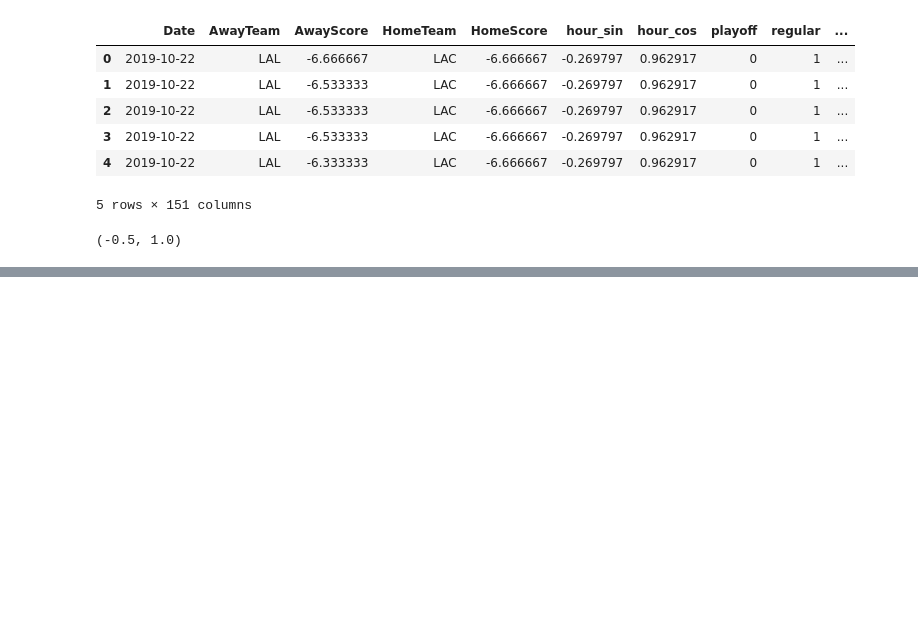
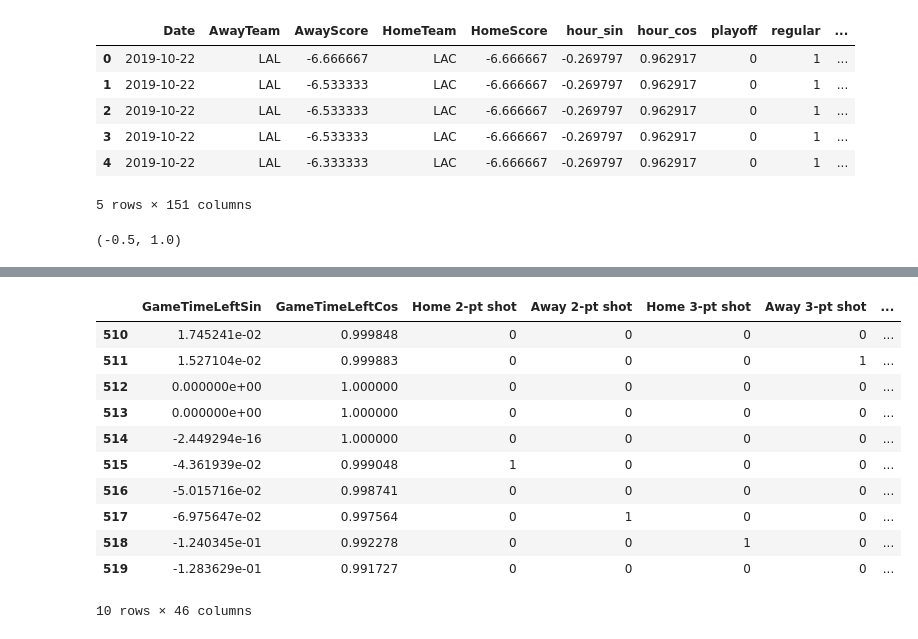
Before and after one commit to erictang000/nba_prediction, a Jupyter notebook: Exploration and Testing.ipynb, the cells around one changed output, grey strips where cells are left out. Cells and saved outputs as stored; diff of their text form; code cells hidden in the pictures; blank space fills up the shorter version.

```diff
--- a/Exploration and Testing.ipynb
+++ b/Exploration and Testing.ipynb
@@ -400,0 +518,31 @@ df['GameTimeLeft'].min(), df['GameTimeLeft'].max()
+# %%
+cols = ['GameTimeLeftSin', 'GameTimeLeftCos', 'Home 2-pt shot', 'Away 2-pt shot',
+        'Home 3-pt shot', 'Away 3-pt shot', 'HomeMade 2-pt shot',
+        'AwayMade 2-pt shot', 'HomeMade 3-pt shot', 'AwayMade 3-pt shot',
+        'AwayDRB', 'HomeDRB', 'AwayORB', 'HomeORB',
+        'AwayFoul', 'HomeFoul',
+        'AwayTurnover', 'HomeTurnover', 'AwayFreeThrow', 'HomeFreeThrow',
+        'AwayMadeFreeThrow', 'HomeMadeFreeThrow',
+        'Home 2-pt shotTotal', 'Away 2-pt shotTotal', 'HomeMade 2-pt shotTotal',
+        'AwayMade 2-pt shotTotal', 'Home 3-pt shotTotal', 'Away 3-pt shotTotal',
+        'HomeMade 3-pt shotTotal', 'AwayMade 3-pt shotTotal',
+        'AwayTurnoverTotal', 'HomeTurnoverTotal', 'AwayFreeThrowTotal',
+        'HomeFreeThrowTotal', 'AwayMadeFreeThrowTotal',
+        'HomeMadeFreeThrowTotal', 'AwayAssistTotal', 'HomeAssistTotal',
+        'AwayDRBTotal', 'HomeDRBTotal', 'AwayORBTotal', 'HomeORBTotal',
+        'AwayFoulTotal', 'HomeFoulTotal', 'AwayScore', 'HomeScore']
+# %%
+df[cols].iloc[510:520]
+# %% [output]
+|  | GameTimeLeftSin | GameTimeLeftCos | Home 2-pt shot | Away 2-pt shot | Home 3-pt shot | Away 3-pt shot | ... |
+| 510 | 1.745241e-02 | 0.999848 | 0 | 0 | 0 | 0 | ... |
+| 511 | 1.527104e-02 | 0.999883 | 0 | 0 | 0 | 1 | ... |
+| 512 | 0.000000e+00 | 1.000000 | 0 | 0 | 0 | 0 | ... |
+| 513 | 0.000000e+00 | 1.000000 | 0 | 0 | 0 | 0 | ... |
+| 514 | -2.449294e-16 | 1.000000 | 0 | 0 | 0 | 0 | ... |
+| 515 | -4.361939e-02 | 0.999048 | 1 | 0 | 0 | 0 | ... |
+| 516 | -5.015716e-02 | 0.998741 | 0 | 0 | 0 | 0 | ... |
+| 517 | -6.975647e-02 | 0.997564 | 0 | 1 | 0 | 0 | ... |
+| 518 | -1.240345e-01 | 0.992278 | 0 | 0 | 1 | 0 | ... |
+| 519 | -1.283629e-01 | 0.991727 | 0 | 0 | 0 | 0 | ... |
+10 rows × 46 columns
```
Also changed, not shown: parts of 17 cells of this notebook.
